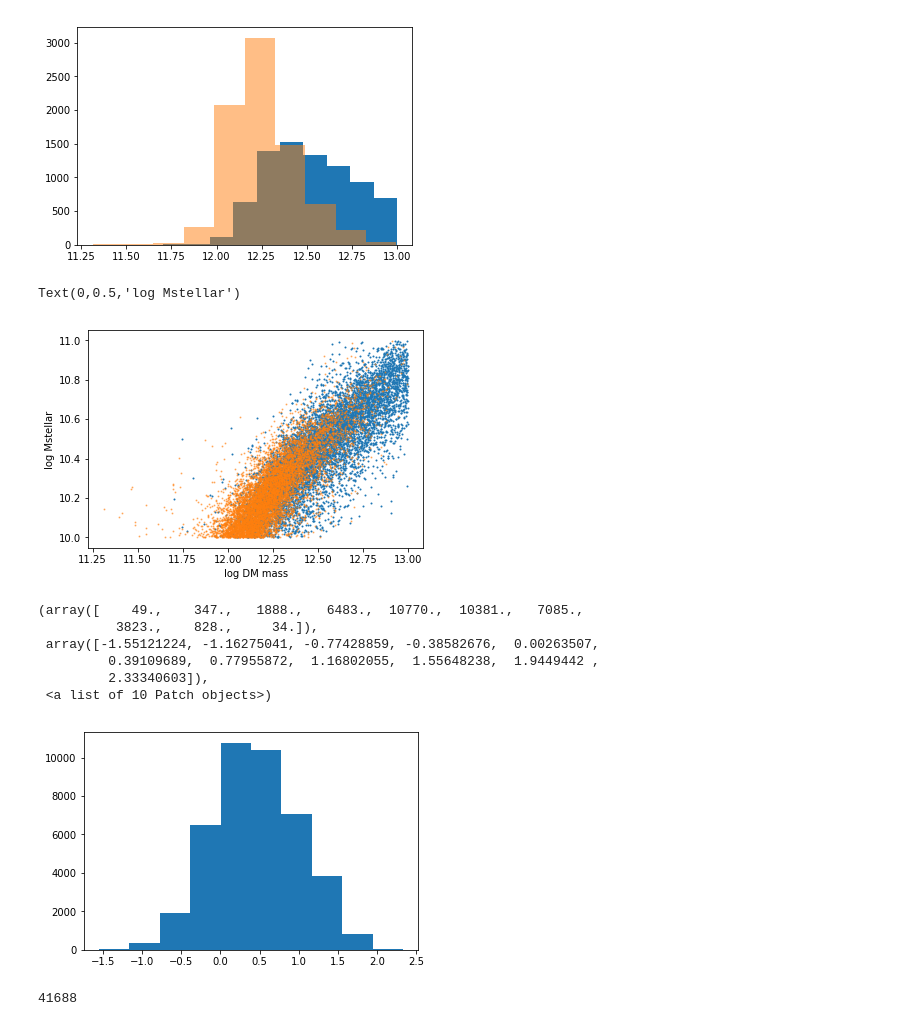
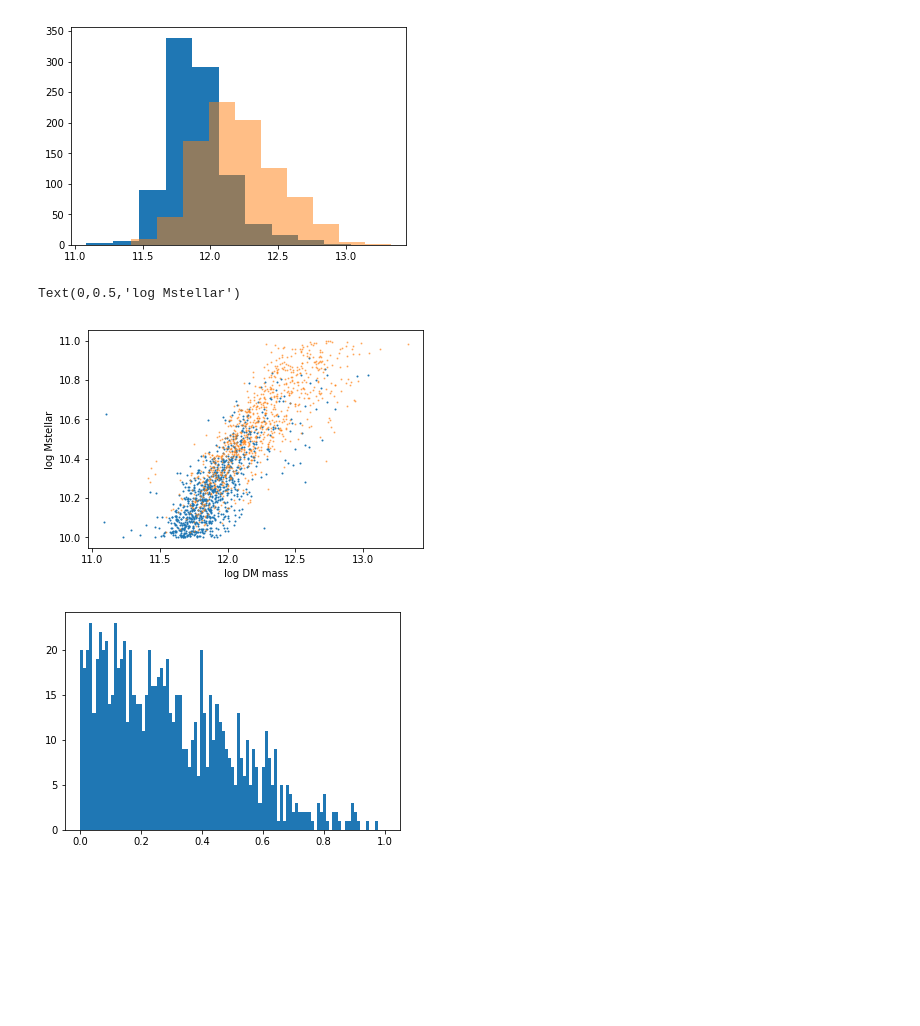
Before and after one commit to cgomez11/projectLC, a Jupyter notebook: nb/explora.ipynb, the cells around one changed output. Cells and saved outputs as stored; diff of their text form; code cells hidden in the pictures; blank space fills up the shorter version.

Commit message:
simple plots

```diff
--- a/nb/explora.ipynb
+++ b/nb/explora.ipynb
@@ -4,7 +4,7 @@ import matplotlib.pyplot as plt
 import pandas as pd
 %matplotlib inline
 # %%
-df_name = '../data/newSample/illustrisTNG/n_10/L205n1250TNG/comb_df_pairCandidatesAfterMass.pkl'
+df_name = '../data/df_pairCandidatesAfterMass_OnlyStellar_L75n1820.pkl'
 # %%
 df = pd.read_pickle(df_name)
 print(len(df))
@@ -24,7 +24,7 @@ _ = plt.hist(np.log10(df['Stellar_massB']), alpha=0.5)
 _ = plt.hist(np.log10(df['DM_massA']))
 _ = plt.hist(np.log10(df['DM_massB']), alpha=0.5)
 # %% [output]
-[figure, old version]
+[figure, new version]
 # %%
 plt.scatter(np.log10(df['DM_massA']), np.log10(df['Stellar_massA']), s=1.0)
 plt.scatter(np.log10(df['DM_massB']), np.log10(df['Stellar_massB']), s=1.0, alpha=0.5)
@@ -32,20 +32,8 @@ plt.xlabel('log DM mass')
 plt.ylabel('log Mstellar')
 # %% [output]
 Text(0,0.5,'log Mstellar')
-[figure, old version]
+[figure, new version]
 # %%
-plt.hist(np.log10(df['Stellar_massA'])-np.log10(df['Stellar_massB']))
+_ = plt.hist(np.log10(df['Stellar_massB'])-np.log10(df['Stellar_massA']), bins=np.linspace(0,1,100))
 # %% [output]
-(array([    49.,    347.,   1888.,   6483.,  10770.,  10381.,   7085.,
-          3823.,    828.,     34.]),
- array([-1.55121224, -1.16275041, -0.77428859, -0.38582676,  0.00263507,
-         0.39109689,  0.77955872,  1.16802055,  1.55648238,  1.9449442 ,
-         2.33340603]),
- <a list of 10 Patch objects>)
-[figure, old version]
+[figure, new version]
-# %%
-df_name = '../data/newStrategy/illustrisTNG/L205n1250TNG/DM_df_pairCandidatesAfterMass.pkl'
-df = pd.read_pickle(df_name)
-print(len(df))
-# %% [output]
-41688
```
Also changed, not shown: parts of 12 cells of this notebook.
